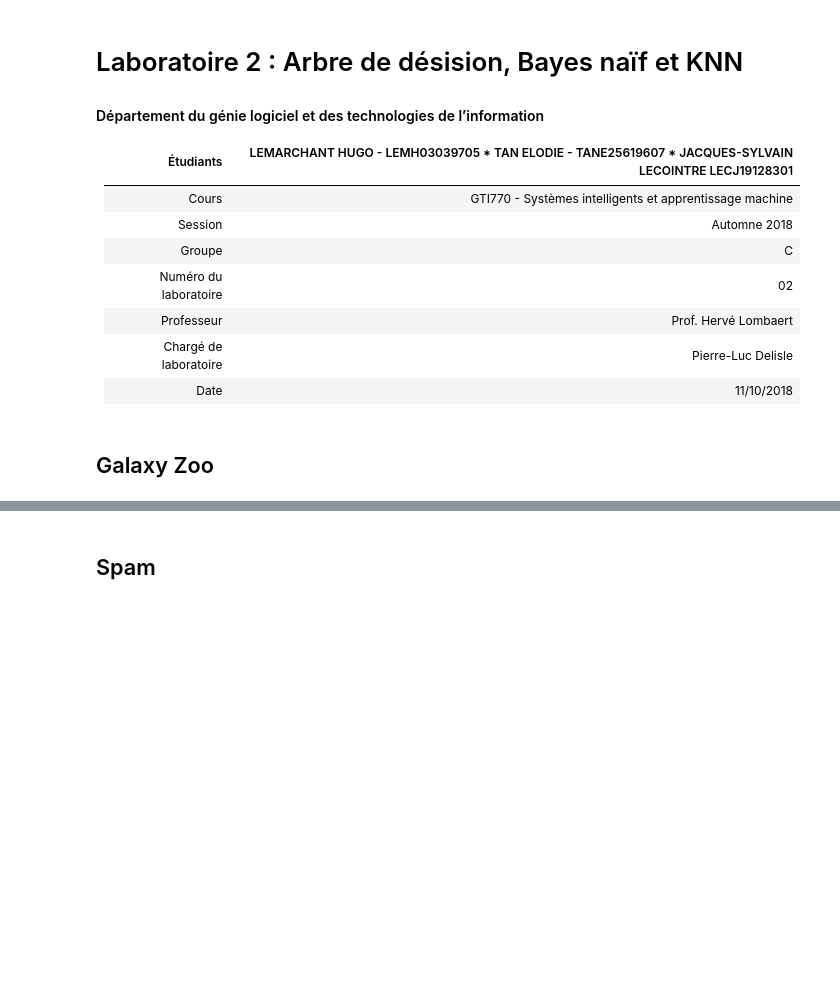
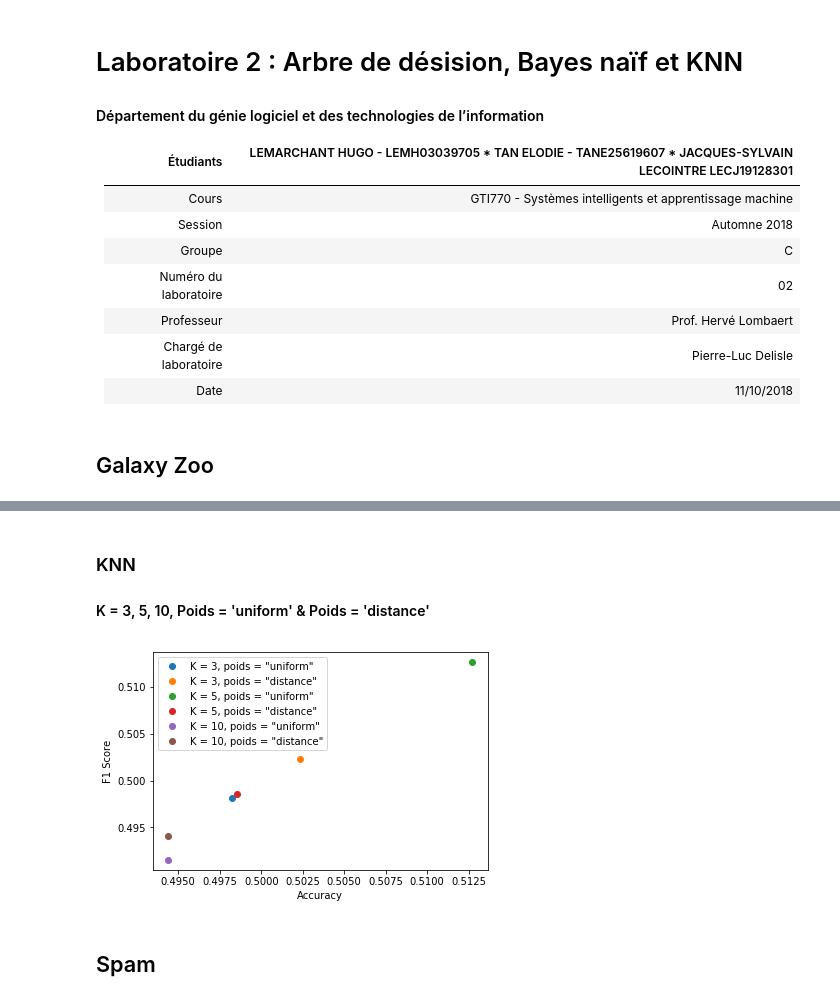
Before and after one commit to lodtan/gti770-tp2, a Jupyter notebook: GTI770-TP02.ipynb, the cells around one changed output, grey strips where cells are left out. Saved outputs shown, nothing was run; the diff lists cells and outputs as text; code cells hidden in the pictures; blank space fills up the shorter version.

```diff
--- a/GTI770-TP02.ipynb
+++ b/GTI770-TP02.ipynb
@@ -45,0 +69,3 @@ f1_scores = []
+# %% [markdown]
+### KNN
+#### K = 3, 5, 10, Poids = 'uniform' & Poids = 'distance'
@@ -56,3 +101,13 @@ f1_scores.append(f1)
+# %%
+for i, label in zip(range(0, 3), (3, 5, 10)):
+    plt.plot(accuracies_uniform[i], f1_scores_uniform[i], "o", label='K = {}, poids = "uniform"'.format(label))
+    plt.plot(accuracies_distance[i], f1_scores_distance[i], "o", label='K = {}, poids = "distance"'.format(label))
+plt.xlabel("Accuracy")
+plt.ylabel("F1 Score")
+plt.legend()
+plt.show()
+# %% [output]
+[figure, added]
 # %% [markdown]
 ## Spam
 # %%
```
Also changed, not shown: parts of 33 cells of this notebook.
